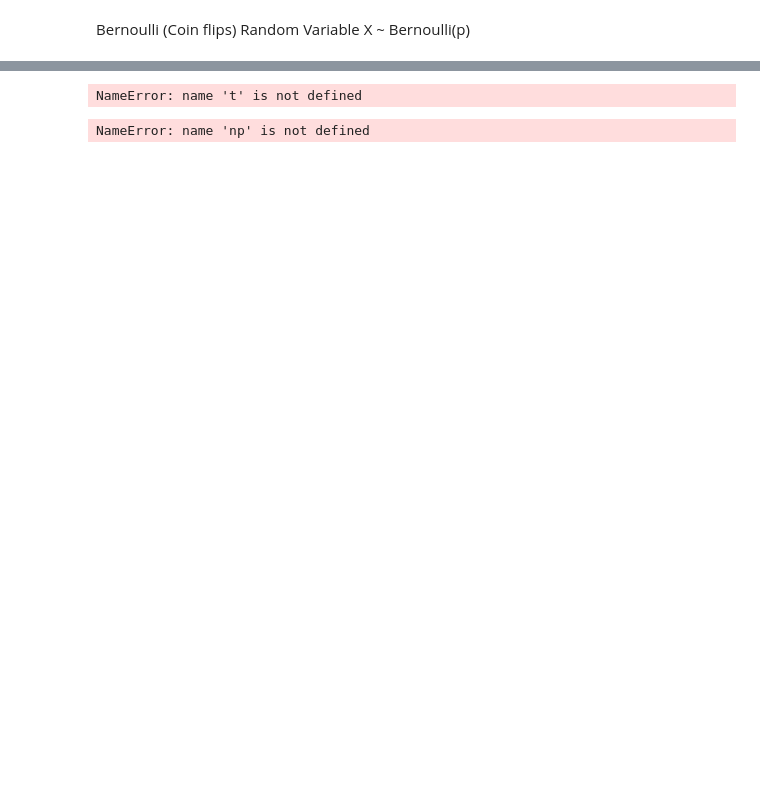
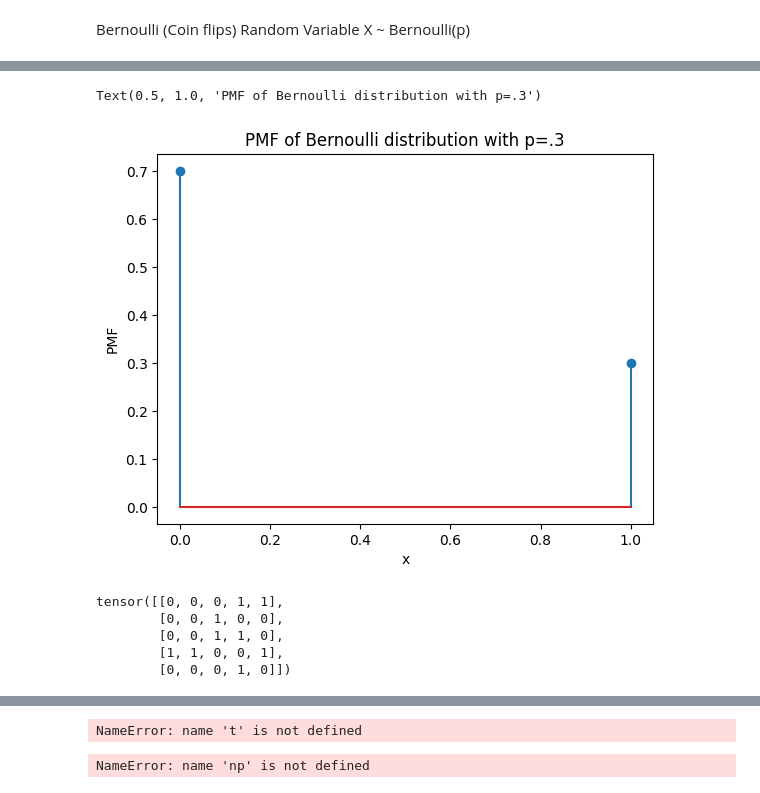
Before and after one commit to lbg251/Up-skilling, a Jupyter notebook: distributions.ipynb, the cells around one changed output, grey strips where cells are left out. Saved outputs shown, nothing was run; the diff lists cells and outputs as text; code cells hidden in the pictures; blank space fills up the shorter version.

```diff
--- a/distributions.ipynb
+++ b/distributions.ipynb
@@ -28,0 +32,18 @@ plt.plot(x, cdf_B)
+# %%
+plt.stem([0,1], [1-p,p], use_line_collection=True)
+plt.xlabel("x")
+plt.ylabel("PMF")
+plt.title("PMF of Bernoulli distribution with p=.3")
+# %% [output]
+Text(0.5, 1.0, 'PMF of Bernoulli distribution with p=.3')
+[figure, added]
+# %%
+## Sample from a Bernoulli dist (0s and 1s) by:
+sample_Bern = 1*(t.rand(5,5) <p)
+sample_Bern
+# %% [output]
+tensor([[0, 0, 0, 1, 1],
+        [0, 0, 1, 0, 0],
+        [0, 0, 1, 1, 0],
+        [1, 1, 0, 0, 1],
+        [0, 0, 0, 1, 0]])
```
Also changed, not shown: parts of 6 cells of this notebook.
